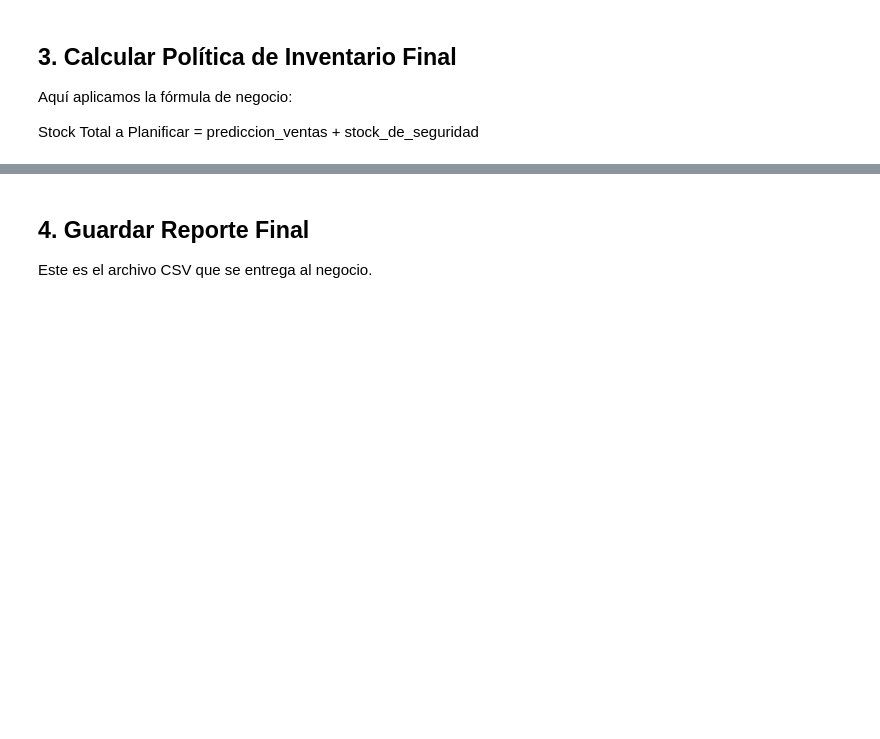
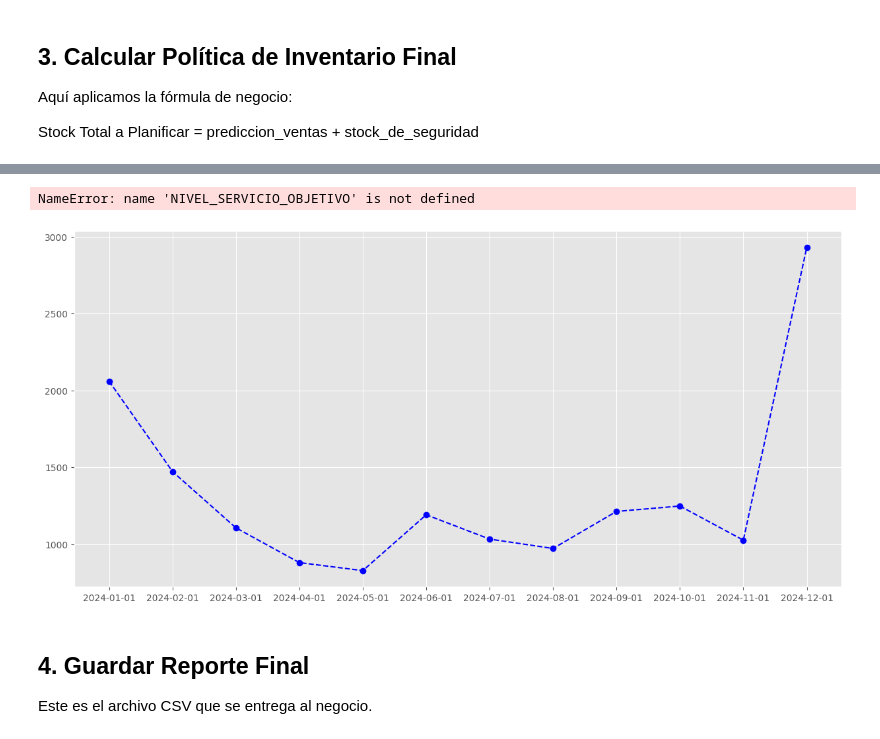
Before and after one commit to lugerlakes/agricultural_demand_forecast, a Jupyter notebook: notebooks/04-generar_reporte_final.ipynb, the cells around one changed output, grey strips where cells are left out. Drawn from its saved outputs; the diff is of its cells as text; code cells hidden in the pictures; blank space fills up the shorter version.

```diff
--- a/notebooks/04-generar_reporte_final.ipynb
+++ b/notebooks/04-generar_reporte_final.ipynb
@@ -86,3 +128,61 @@ print(df_final.head())
+# %%
+import matplotlib.pyplot as plt
+
+# --- Elige un producto para graficar ---
+PRODUCT_ID_TO_PLOT = 0 # Puedes cambiar este número (ej. 0, 1, 42, etc.)
+# ----------------------------------------
+
+# Filtrar el DataFrame final para ese producto
+df_plot = df_final[df_final['prod_id'] == PRODUCT_ID_TO_PLOT]
+
+if df_plot.empty:
+    print(f"Producto {PRODUCT_ID_TO_PLOT} no encontrado.")
+else:
+    plt.figure(figsize=(15, 7))
+
+    # 1. El pronóstico base (la media)
+    plt.plot(
+        df_plot['fecha'],
+        df_plot['prediccion_ventas'],
+        label='Pronóstico Base (Media)',
+        color='blue',
+        marker='o',
+        linestyle='--'
+    )
+
+    # 2. El stock total recomendado (Pronóstico + Stock de Seguridad)
+    plt.plot(
+        df_plot['fecha'],
+        df_plot['stock_total_recomendado'],
+        label=f'Stock Total Recomendado (NS {NIVEL_SERVICIO_OBJETIVO*100}%)', # Asumiendo que definiste NIVEL_SERVICIO_OBJETIVO
+        color='green',
+        marker='o'
+    )
+
+    # 3. El área sombreada que representa el Stock de Seguridad
+    plt.fill_between(
+        df_plot['fecha'],
+        df_plot['prediccion_ventas'],
+        df_plot['stock_total_recomendado'],
+        color='green',
+        alpha=0.2,
+        label='Stock de Seguridad (Riesgo GPD)'
+    )
+
+    plt.title(f'Política de Inventario 2024 - Producto {PRODUCT_ID_TO_PLOT}')
+    plt.ylabel('Unidades de Venta')
+    plt.xlabel('Fecha')
+    plt.legend()
+    plt.grid(True)
+
+    # Formatear el eje X para mostrar bien las fechas
+    plt.gca().xaxis.set_major_formatter(plt.matplotlib.dates.DateFormatter('%Y-%m'))
+    plt.gcf().autofmt_xdate() # Rotar fechas
+
+    plt.show()
+# %% [output]
+NameError: name 'NIVEL_SERVICIO_OBJETIVO' is not defined
+[figure, added]
 # %% [markdown]
 ## 4. Guardar Reporte Final
 
```
Also changed, not shown: parts of 5 cells of this notebook, 1 other file.
